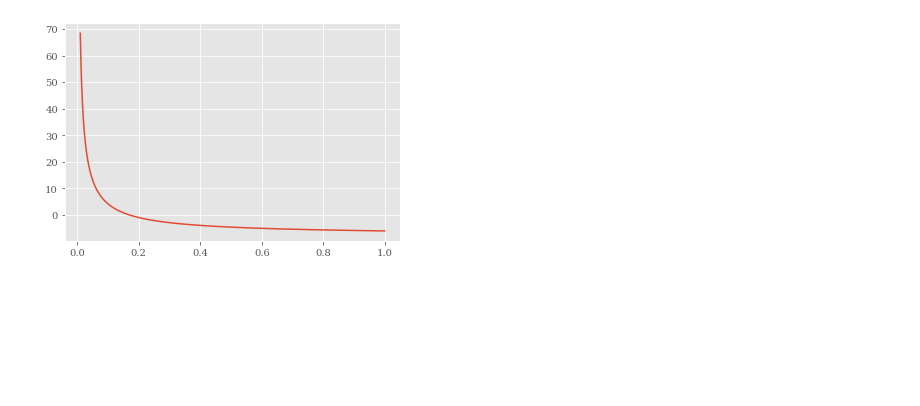
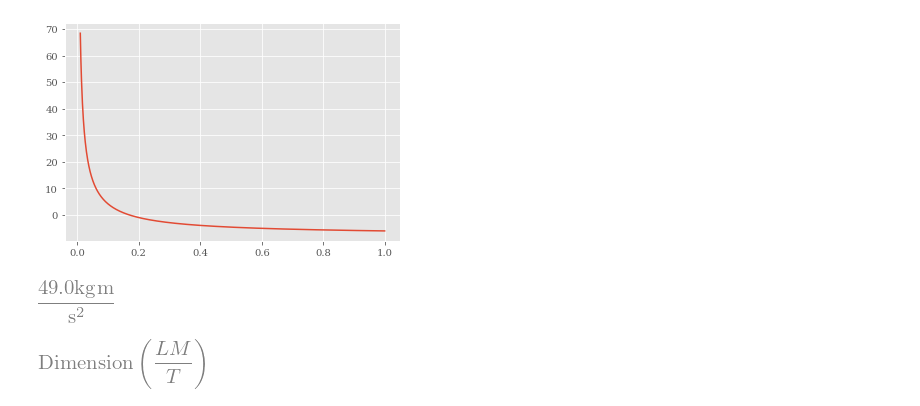
Before and after one commit to Muhammad-Nabeel-Sh/Interactive_Notebooks, a Jupyter notebook: Physics_Motion_2D.ipynb, the cells around one changed output. Cells and saved outputs as stored; diff of their text form; code cells hidden in the pictures; blank space fills up the shorter version.

Commit message:
Dimensional Analysis Trial 1

```diff
--- a/Physics_Motion_2D.ipynb
+++ b/Physics_Motion_2D.ipynb
@@ -159,3 +159,18 @@ plt.plot(arr,acc_func(arr))
 # %% [output]
 [<matplotlib.lines.Line2D at 0x...>]
 [figure]
+# %%
+import sympy.physics.units as spu
+M = float(input("m: "))
+# M = float(input("m: ")) * spu.kilogram
+# spu.systems.SI.set_quantity_dimension(M,mass)
+g = 9.8
+# g = 9.8 * spu.meter/(spu.second**2)
+# g = spu.Quantity()
+# spu.systems.SI.set_quantity_dimension(g,length)
+# spu.systems.SI.set_quantity_dimension(g,acceleration)
+Weight = M * g
+Weight * (spu.kilogram*spu.meter/spu.second**2)
+# spu.convert_to(Weight * spu.kilogram*spu.meter/spu.second**2, spu.pound*spu.micrometer/spu.second**2)
+# %% [output]
+[figure, added]
@@ -161,0 +179,9 @@ plt.plot(arr,acc_func(arr))
+# %%
+L1 = spu.Dimension('L')
+L2 = spu.Dimension('L')
+Mass = spu.Dimension('M')
+Time_Interval = spu.Dimension('T')
+Impulse = ((L2 - L1)/ Time_Interval**2) * Mass * Time_Interval
+Impulse
+# %% [output]
+[figure, added]
```
Also changed, not shown: parts of 1 cell of this notebook.
